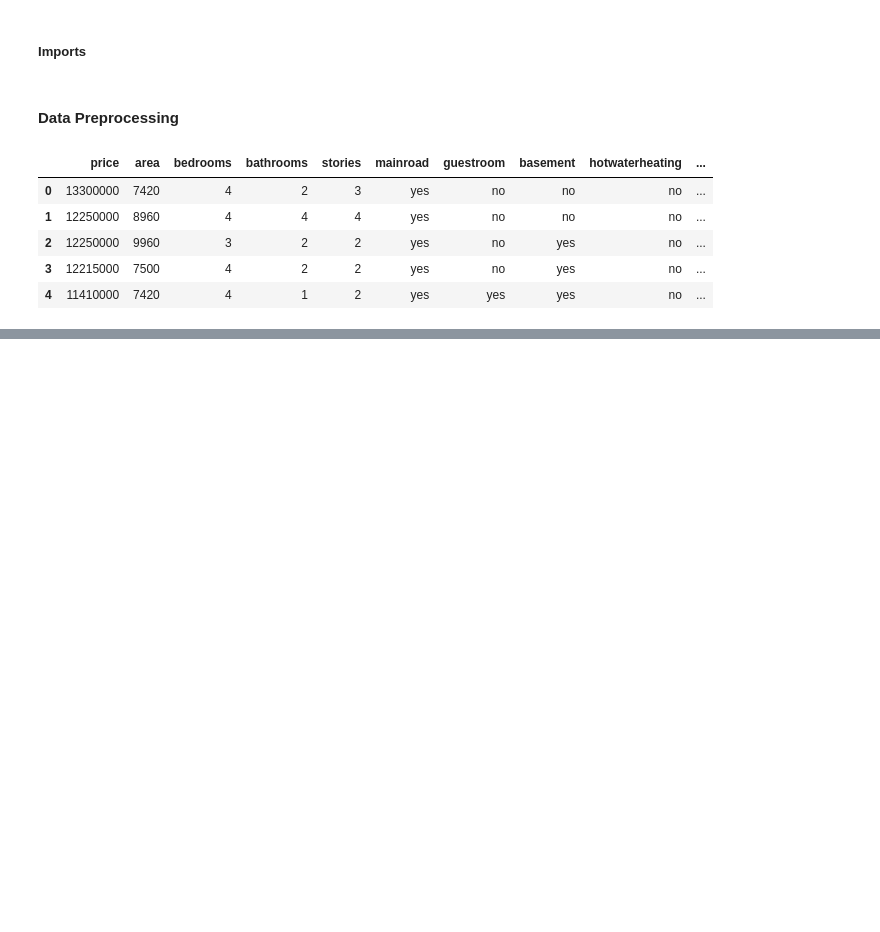
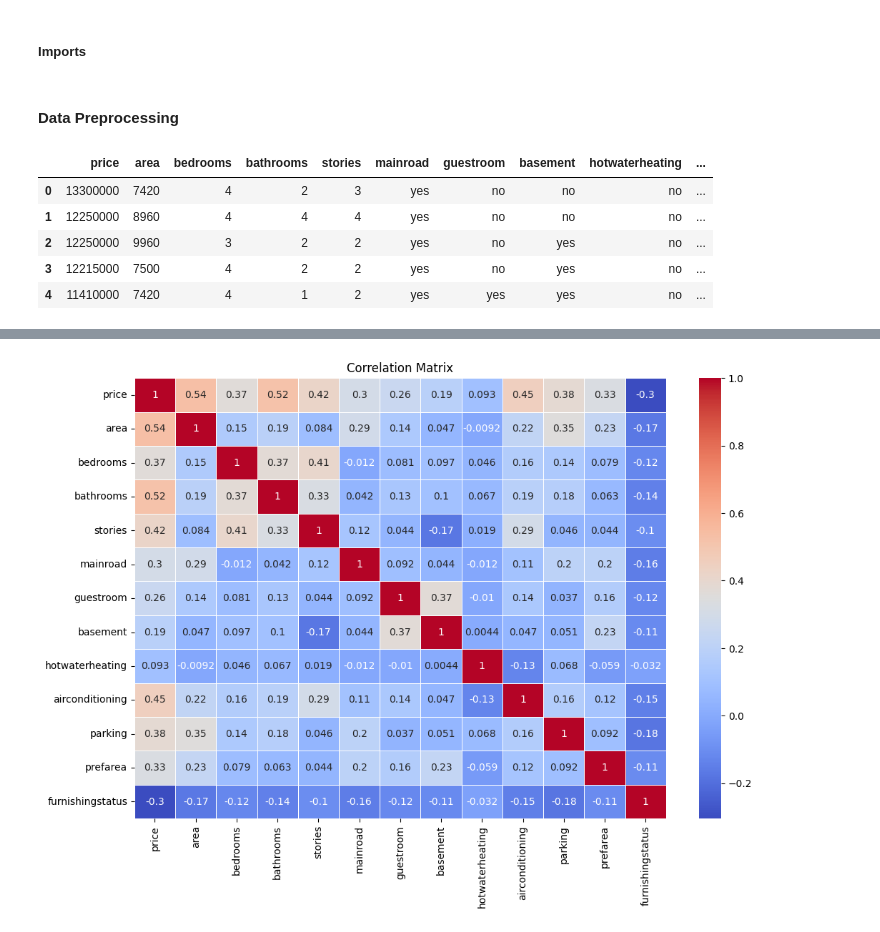
Before and after one commit to emmanuelepp/house-prediction, a Jupyter notebook: housepp.ipynb, the cells around one changed output, grey strips where cells are left out. Cells and saved outputs as stored; diff of their text form; code cells hidden in the pictures; blank space fills up the shorter version.

```diff
--- a/housepp.ipynb
+++ b/housepp.ipynb
@@ -19,0 +189,15 @@ data.head()
+# %%
+# This graph provides information about the correlations between all the features in your dataset.
+# It is especially useful for identifying which features have a strong or weak relationship with the price.
+
+# Create a correlation matrix
+correlation_matrix = data.corr()
+
+# Create a heatmap of the correlation matrix
+plt.figure(figsize=(12, 8))
+sb.heatmap(correlation_matrix, annot=True, cmap='coolwarm', linewidths=0.5)
+plt.title('Correlation Matrix')
+
+plt.show()
+# %% [output]
+[figure, added]
```
Also changed, not shown: parts of 19 cells of this notebook, 1 other file.
